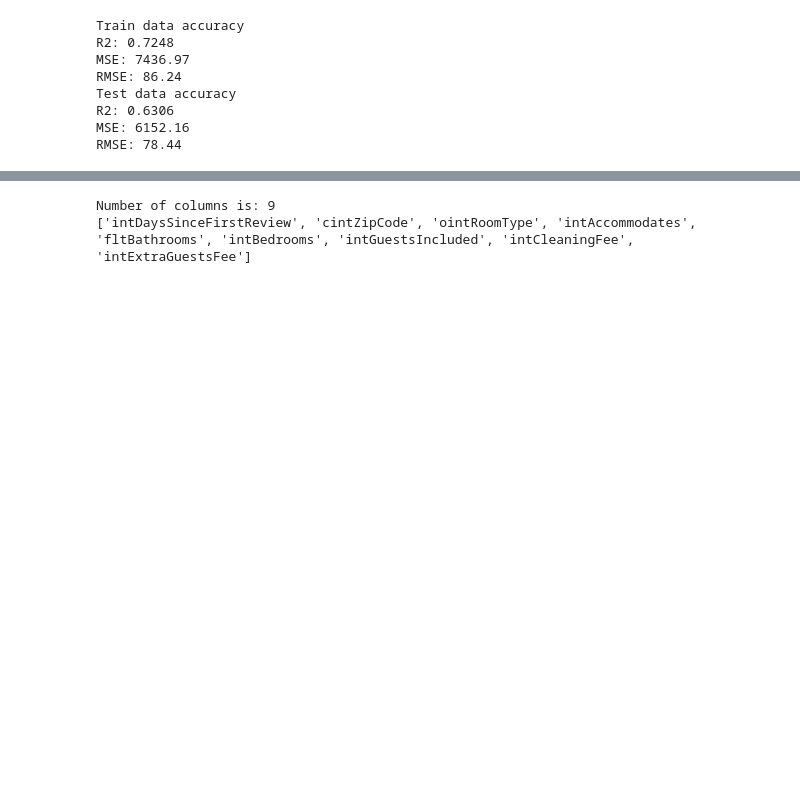
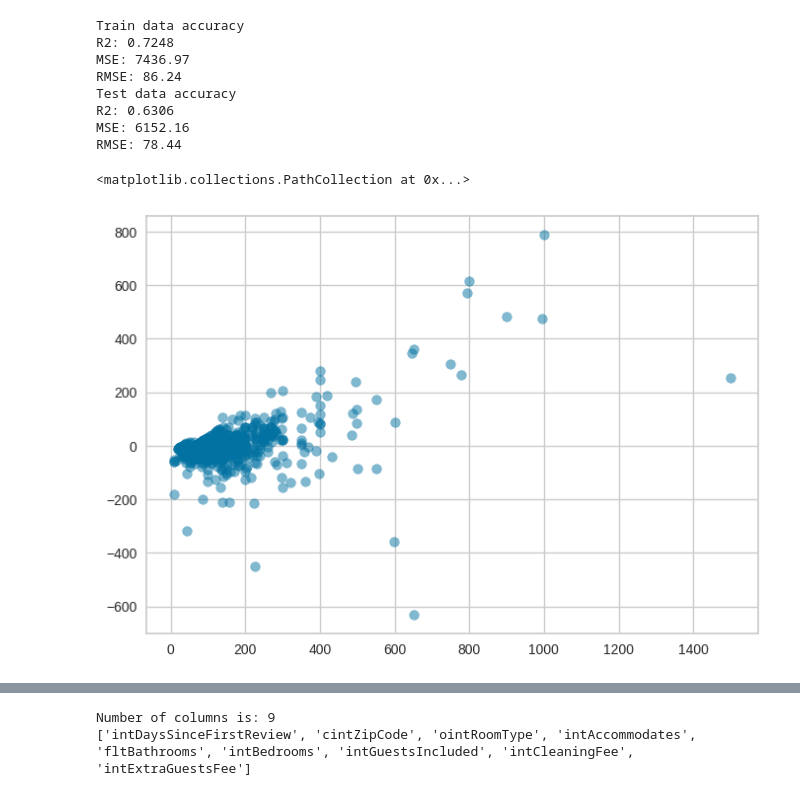
Before and after one commit to shipleydm/IS8036_PROJECT, a Jupyter notebook: IS8036.ipynb, the cells around one changed output, grey strips where cells are left out. Saved outputs shown, nothing was run; the diff lists cells and outputs as text; code cells hidden in the pictures; blank space fills up the shorter version.

Commit message:
grid search for RF, extra model plots

```diff
--- a/IS8036.ipynb
+++ b/IS8036.ipynb
@@ -701,6 +705,15 @@ Test data accuracy
 R2: 0.6306
 MSE: 6152.16
 RMSE: 78.44
+# %%
+#Find Errors by calculating the difference between the actual and rpedicted values
+Errors=Y_test-rfm_test_preds
+
+#Scatter plot between the Actual values and Error term
+plt.scatter(Y_test, Errors, alpha=0.5)
+# %% [output]
+<matplotlib.collections.PathCollection at 0x...>
+[figure, added]
 # %%
 plot_features(X, rfm, "Random Forest model with broad set of numerical features only")
 # %% [output]
```
Also changed, not shown: parts of 28 cells of this notebook.
